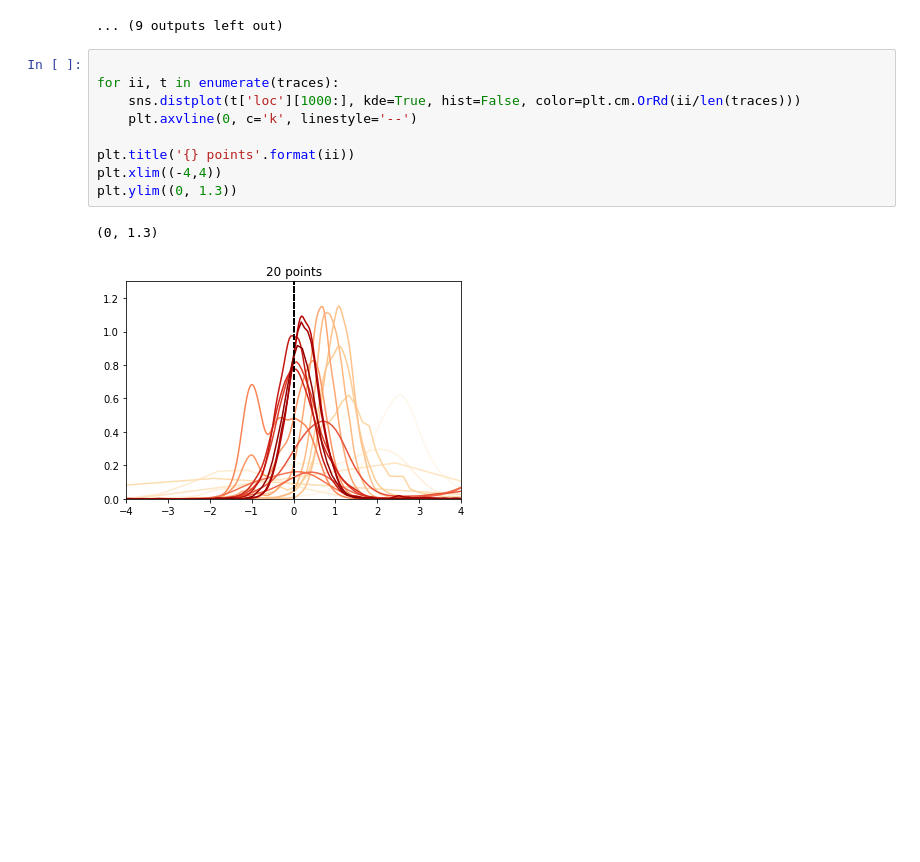
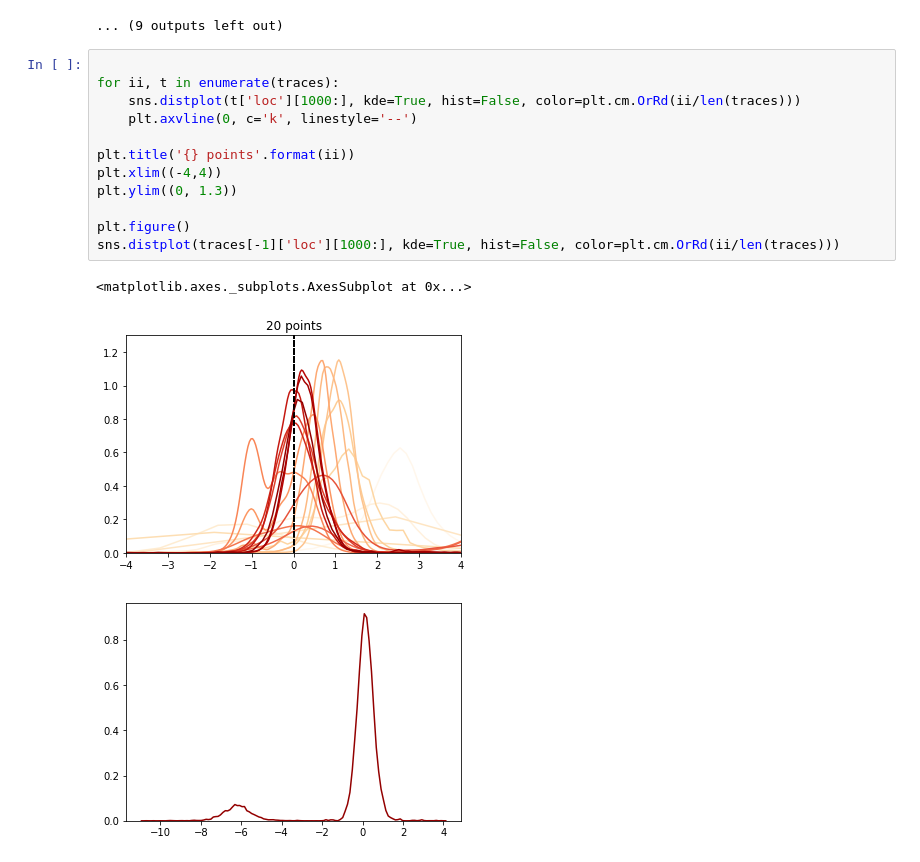
Before and after one commit to balarsen/pymc_learning, a Jupyter notebook: pitch_angle/Cauchy1.ipynb, the cells around one changed output. Saved outputs shown, nothing was run; the diff lists cells and outputs as text; blank space fills up the shorter version.

Commit message:
a few more plots

```diff
--- a/pitch_angle/Cauchy1.ipynb
+++ b/pitch_angle/Cauchy1.ipynb
@@ -271,12 +271,16 @@ for ii, t in enumerate(traces):
 # %%
 
 for ii, t in enumerate(traces):
     sns.distplot(t['loc'][1000:], kde=True, hist=False, color=plt.cm.OrRd(ii/len(traces)))
     plt.axvline(0, c='k', linestyle='--')
 
 plt.title('{} points'.format(ii))
 plt.xlim((-4,4))
 plt.ylim((0, 1.3))
+
+plt.figure()
+sns.distplot(traces[-1]['loc'][1000:], kde=True, hist=False, color=plt.cm.OrRd(ii/len(traces)))
 # %% [output]
-(0, 1.3)
+<matplotlib.axes._subplots.AxesSubplot at 0x...>
 [figure]
+[figure, added]
```
Also changed, not shown: parts of 12 cells of this notebook.
